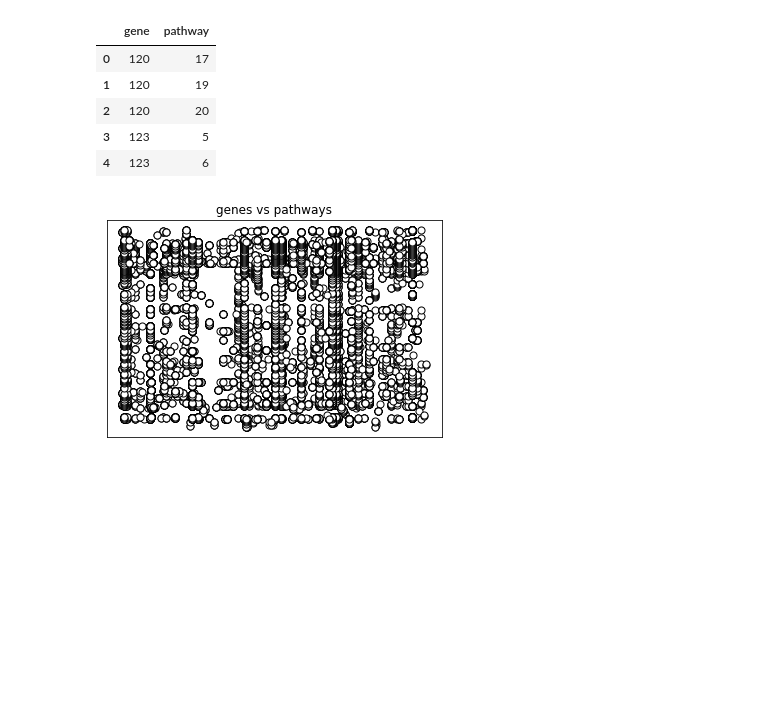
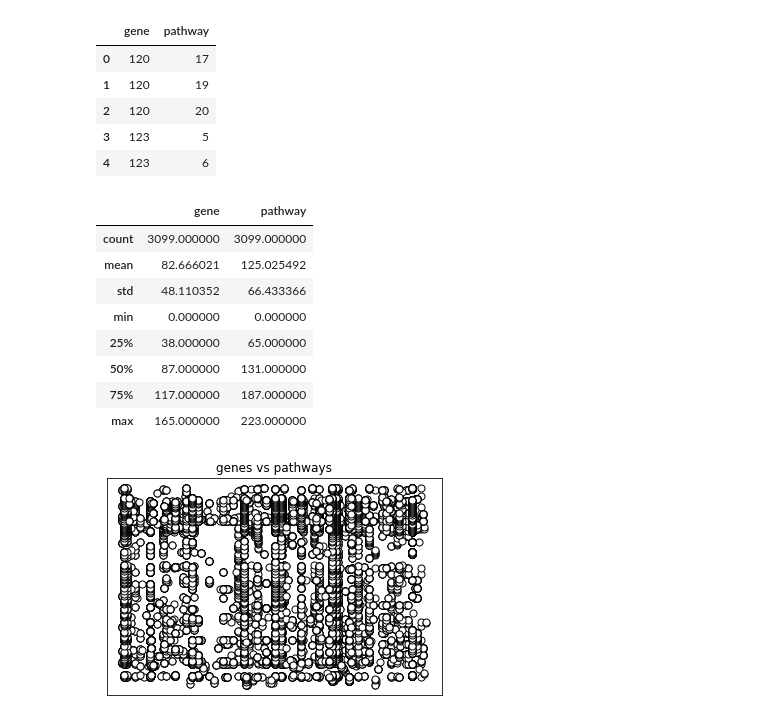
Before and after one commit to me-nobody/jovian-ml-project, a Jupyter notebook: jovian-ml-project-030122.ipynb, the cells around one changed output. Cells and saved outputs as stored; diff of their text form; code cells hidden in the pictures; blank space fills up the shorter version.

```diff
--- a/jovian-ml-project-030122.ipynb
+++ b/jovian-ml-project-030122.ipynb
@@ -394,6 +414,18 @@ gene_pathway_matrix.head()
 | 2 | 120 | 20 |
 | 3 | 123 | 5 |
 | 4 | 123 | 6 |
+# %%
+gene_pathway_matrix.describe()
+# %% [output]
+|  | gene | pathway |
+| count | 3099.000000 | 3099.000000 |
+| mean | 82.666021 | 125.025492 |
+| std | 48.110352 | 66.433366 |
+| min | 0.000000 | 0.000000 |
+| 25% | 38.000000 | 65.000000 |
+| 50% | 87.000000 | 131.000000 |
+| 75% | 117.000000 | 187.000000 |
+| max | 165.000000 | 223.000000 |
 # %%
 # plot
 ax=plt.scatter(
```
Also changed, not shown: parts of 14 cells of this notebook.
